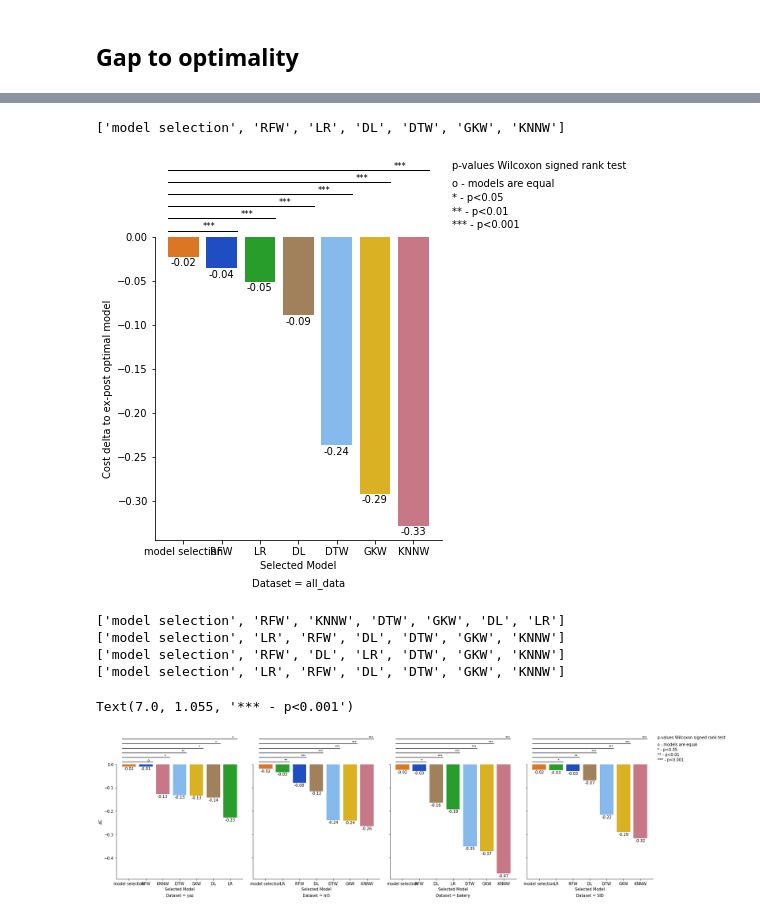
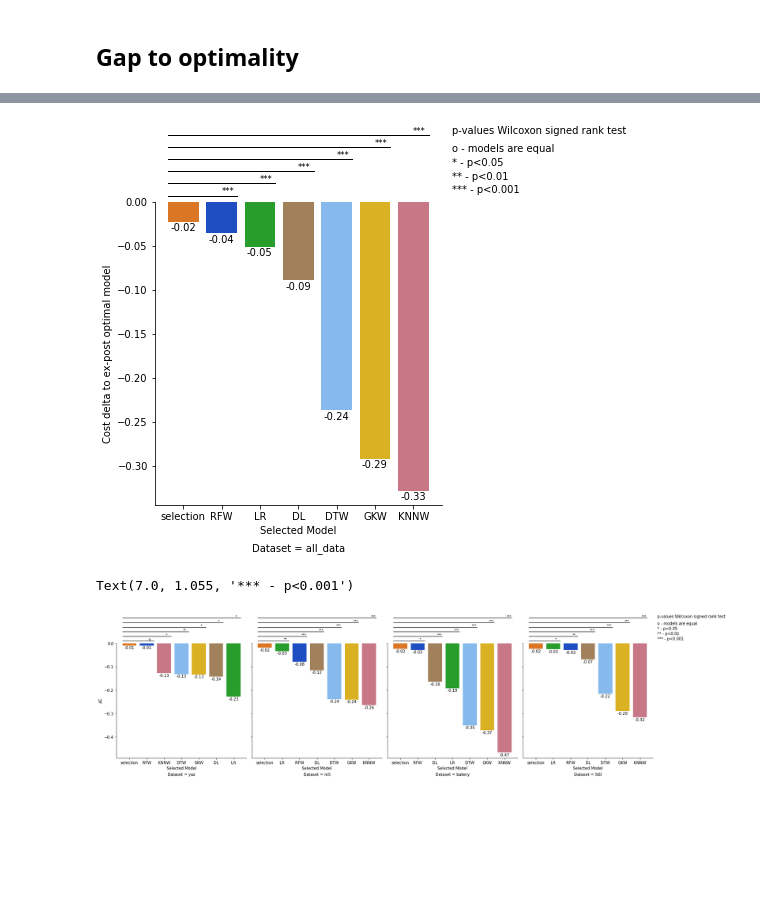
Before and after one commit to d3group/A-structured-evaluation-of-data-driven-newsvendor-approaches, a Jupyter notebook: create_plots.ipynb, the cells around one changed output, grey strips where cells are left out. Drawn from its saved outputs; the diff is of its cells as text; code cells hidden in the pictures; blank space fills up the shorter version.

Commit message:
added gap to optimality plots

```diff
--- a/create_plots.ipynb
+++ b/create_plots.ipynb
@@ -80,7 +80,7 @@ model_order = ["SAA", "KNNW", "DTW", "RFW", "GKW", "LR", "DL"]
 cop_model_order = ["KNNW", "DTW", "RFW", "GKW", "LR", "DL"]
 # %%
 # color palette for different models
-p = {"SAA": "xkcd:red", "RFW": "xkcd:blue", "DTW": "xkcd:sky blue", "KNNW":"xkcd:pinkish", "GKW": "xkcd:goldenrod", "LR": "xkcd:green", "DL": "xkcd:light brown", "model selection": "xkcd:orange"}
+p = {"SAA": "xkcd:red", "RFW": "xkcd:blue", "DTW": "xkcd:sky blue", "KNNW":"xkcd:pinkish", "GKW": "xkcd:goldenrod", "LR": "xkcd:green", "DL": "xkcd:light brown", "model selection": "xkcd:orange","selection": "xkcd:orange"}
 #p = {"SAA": sns.color_palette("Set2",8)[0], "RFW": sns.color_palette("Set2",8)[1], "DTW": sns.color_palette("Set2",8)[2], "KNNW":sns.color_palette("Set2",8)[3], "GKW": sns.color_palette("Set2",8)[4], "LR": sns.color_palette("Set2",8)[5], "DL": sns.color_palette("Set2",8)[6], "ES": sns.color_palette("Set2",8)[7]}
 
 # standard column for all plots
@@ -292,6 +292,8 @@ df_means_all = df_means_all.reset_index()
 df_means_all.sort_values('∆C', ascending=False, inplace=True)
 df_means_all.reset_index(drop=True, inplace=True)
 
+df_means_all.loc[df_means_all['Selected Model']=='model selection','Selected Model']='selection'
+
 # per dataset
 df_means_dataset = df.groupby(['dataset', 'Selected Model'])['∆C'].mean()
 df_means_dataset = df_means_dataset.reset_index()
@@ -299,6 +301,8 @@ df_means_dataset = df_means_dataset.reset_index()
 # sort by method with lowest mean
 df_means_dataset.sort_values(['dataset','∆C', 'Selected Model'], ascending=False, inplace=True)
 df_means_dataset.reset_index(drop=True, inplace=True)
+
+df_means_dataset.loc[df_means_dataset['Selected Model']=='model selection','Selected Model']='selection'
 # %%
 #### Compute Wilcoxon signed-rank test statistics #####
 
@@ -312,7 +316,7 @@ for d in df.dataset.unique():
 
     for m in models:
 
-        if m == 'model selection':
+        if m == 'selection':
             break
 
         sel_model = df.loc[(df['Selected Model']==m)&(df['dataset']==d)]
@@ -332,7 +336,7 @@ df_sel.sort_values(by='group', inplace=True)
 
 for m in models:
 
-        if m == 'model selection':
+        if m == 'selection':
             break
 
         sel_model = df.loc[(df['Selected Model']==m)]
@@ -375,7 +361,6 @@ for ax in g.axes.flatten():
     ax.title.set_position([.5, -10])
 
     m = [x.get_text() for x in ax.get_xticklabels()]
-    print(m)
 
     # show the values
     for pat in ax.patches:
@@ -386,7 +371,7 @@ for ax in g.axes.flatten():
 
     #starting point for lines
     y_lines_base = 1.02
-    x_lines_base = 0.5
+    x_lines_base = 1
 
     # plot p-values
     d='all_data'
@@ -426,5 +411,4 @@ for ax in g.axes.flatten():
     ax.annotate('** - p<0.01', xy=(x_align, y_align-0.06-2*0.045), xycoords=trans, ha="left", va="top")
     ax.annotate('*** - p<0.001', xy=(x_align, y_align-0.06-3*0.045), xycoords=trans, ha="left", va="top")
 # %% [output]
-['model selection', 'RFW', 'LR', 'DL', 'DTW', 'GKW', 'KNNW']
-[figure, old version]
+[figure, new version]
@@ -442,8 +428,6 @@ for ax in g.axes.flatten():
     ax.set_title(" ")
 
     m = [x.get_text() for x in ax.get_xticklabels()]
-
-    print(m)
 
     # show the values
     for pat in ax.patches:
@@ -460,41 +444,34 @@ for ax in g.axes.flatten():
     ax.annotate(text = wilcox.loc[((wilcox.Dataset==d)&(wilcox['Selected Model']==m[1])),'p_value_star'].item(), xy=(x_lines_base, y_lines_base+0.028), xycoords=trans, ha="left", va="top", fontsize='small')
     ax.plot([-.4,1.4],[y_lines_base,y_lines_base], color="k", transform=trans, clip_on=False, linewidth=1)
 
     ax.annotate(text = wilcox.loc[((wilcox.Dataset==d)&(wilcox['Selected Model']==m[2])),'p_value_star'].item(), xy=(x_lines_base+1, y_lines_base+0.04+0.028), xycoords=trans, ha="left", va="top", fontsize='small')
     ax.plot([-.4,2.4],[y_lines_base+0.04,y_lines_base+0.04], color="k", transform=trans, clip_on=False, linewidth=1)
 
     ax.annotate(text = wilcox.loc[((wilcox.Dataset==d)&(wilcox['Selected Model']==m[3])),'p_value_star'].item(), xy=(x_lines_base+2, y_lines_base+2*0.04+0.028), xycoords=trans, ha="left", va="top", fontsize='small')
     ax.plot([-.4,3.4],[y_lines_base+2*0.04,y_lines_base+2*0.04], color="k", transform=trans, clip_on=False, linewidth=1)
 
     ax.annotate(text = wilcox.loc[((wilcox.Dataset==d)&(wilcox['Selected Model']==m[4])),'p_value_star'].item(), xy=(x_lines_base+3, y_lines_base+3*0.04+0.028), xycoords=trans, ha="left", va="top", fontsize='small')
     ax.plot([-.4,4.4],[y_lines_base+3*0.04,y_lines_base+3*0.04], color="k", transform=trans, clip_on=False, linewidth=1)
 
-    if m[5] == 'model selection':
-        print(d)
-    else:
-        ax.annotate(text = wilcox.loc[((wilcox.Dataset==d)&(wilcox['Selected Model']==m[5])),'p_value_star'].item(), xy=(x_lines_base+4, y_lines_base+4*0.04+0.028), xycoords=trans, ha="left", va="top", fontsize='small')
-        ax.plot([-.4,5.4],[y_lines_base+4*0.04,y_lines_base+4*0.04], color="k", transform=trans, clip_on=False, linewidth=1)
+    ax.annotate(text = wilcox.loc[((wilcox.Dataset==d)&(wilcox['Selected Model']==m[5])),'p_value_star'].item(), xy=(x_lines_base+4, y_lines_base+4*0.04+0.028), xycoords=trans, ha="left", va="top", fontsize='small')
+    ax.plot([-.4,5.4],[y_lines_base+4*0.04,y_lines_base+4*0.04], color="k", transform=trans, clip_on=False, linewidth=1)
 
     ax.annotate(text = wilcox.loc[((wilcox.Dataset==d)&(wilcox['Selected Model']==m[6])),'p_value_star'].item(), xy=(x_lines_base+5, y_lines_base+5*0.04+0.028), xycoords=trans, ha="left", va="top", fontsize='small')
     ax.plot([-.4,6.4],[y_lines_base+5*0.04,y_lines_base+5*0.04], color="k", transform=trans, clip_on=False, linewidth=1)
 
     #move dataset name to bottom of plot
 
     ax.annotate(text =f'Dataset = {d}', xy=(3, -0.125), xycoords=trans, ha="center", va="top")
 
 ax = g.axes.flatten()[-1]
 y_align = 1.25
 x_align = 7.0
 trans = ax.get_xaxis_transform()
 ax.annotate('p-values Wilcoxon signed rank test', xy=(x_align, y_align), xycoords=trans, ha="left", va="top")
 ax.annotate('o - models are equal', xy=(x_align, y_align-0.06), xycoords=trans, ha="left", va="top")
 ax.annotate('* - p<0.05', xy=(x_align, y_align-0.06-0.045), xycoords=trans, ha="left", va="top")
 ax.annotate('** - p<0.01', xy=(x_align, y_align-0.06-2*0.045), xycoords=trans, ha="left", va="top")
 ax.annotate('*** - p<0.001', xy=(x_align, y_align-0.06-3*0.045), xycoords=trans, ha="left", va="top")
 # %% [output]
-['model selection', 'RFW', 'KNNW', 'DTW', 'GKW', 'DL', 'LR']
-['model selection', 'LR', 'RFW', 'DL', 'DTW', 'GKW', 'KNNW']
-['model selection', 'RFW', 'DL', 'LR', 'DTW', 'GKW', 'KNNW']
-['model selection', 'LR', 'RFW', 'DL', 'DTW', 'GKW', 'KNNW']
+Text(7.0, 1.055, '*** - p<0.001')
-Text(7.0, 1.055, '*** - p<0.001')
-[figure, old version]
+[figure, new version]
```
Also changed, not shown: parts of 3 cells of this notebook, 2 other files.
